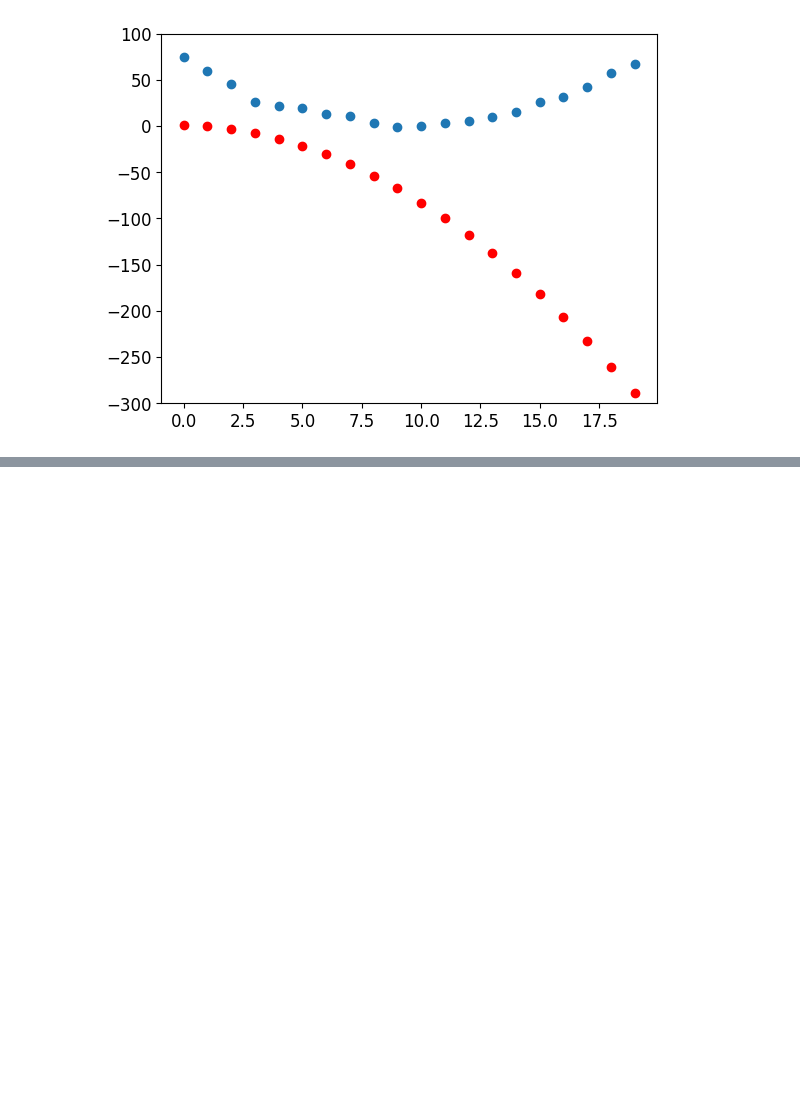
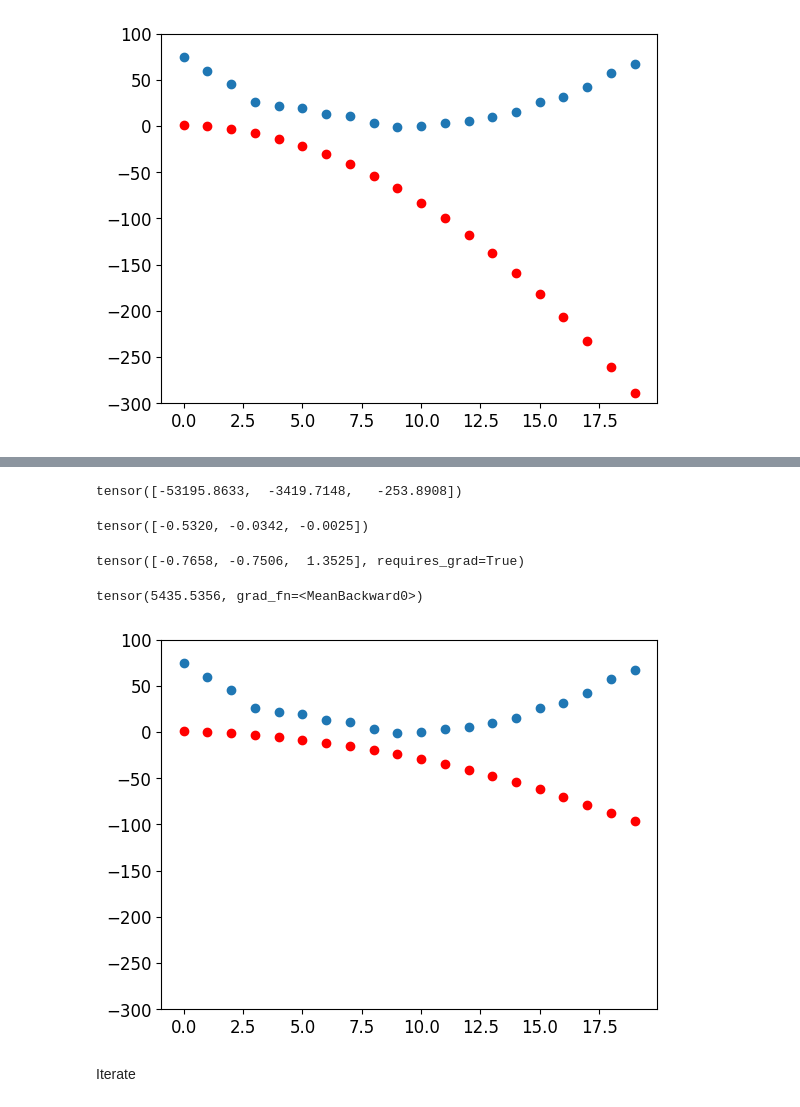
Before and after one commit to TBKHori/Analysis-ML-Deep-Learning, a Jupyter notebook: Untitled2.ipynb, the cells around one changed output, grey strips where cells are left out. Drawn from its saved outputs; the diff is of its cells as text; code cells hidden in the pictures; blank space fills up the shorter version.

```diff
--- a/Untitled2.ipynb
+++ b/Untitled2.ipynb
@@ -327,0 +341,26 @@ show_preds(preds)
+# %%
+loss.backward()
+params.grad
+# %% [output]
+tensor([-53195.8633,  -3419.7148,   -253.8908])
+# %%
+params.grad * 1e-5
+# %% [output]
+tensor([-0.5320, -0.0342, -0.0025])
+# %%
+params
+# %% [output]
+tensor([-0.7658, -0.7506,  1.3525], requires_grad=True)
+# %%
+lr = 1e-5
+params.data -= lr * params.grad.data
+params.grad = None
+# %%
+preds = f(time,params)
+mse(preds, speed)
+# %% [output]
+tensor(5435.5356, grad_fn=<MeanBackward0>)
+# %%
+show_preds(preds)
+# %% [output]
+[figure, added]
@@ -327,0 +376,2 @@ show_preds(preds)
+# %% [markdown]
+Iterate
```
Also changed, not shown: parts of 14 cells of this notebook.
